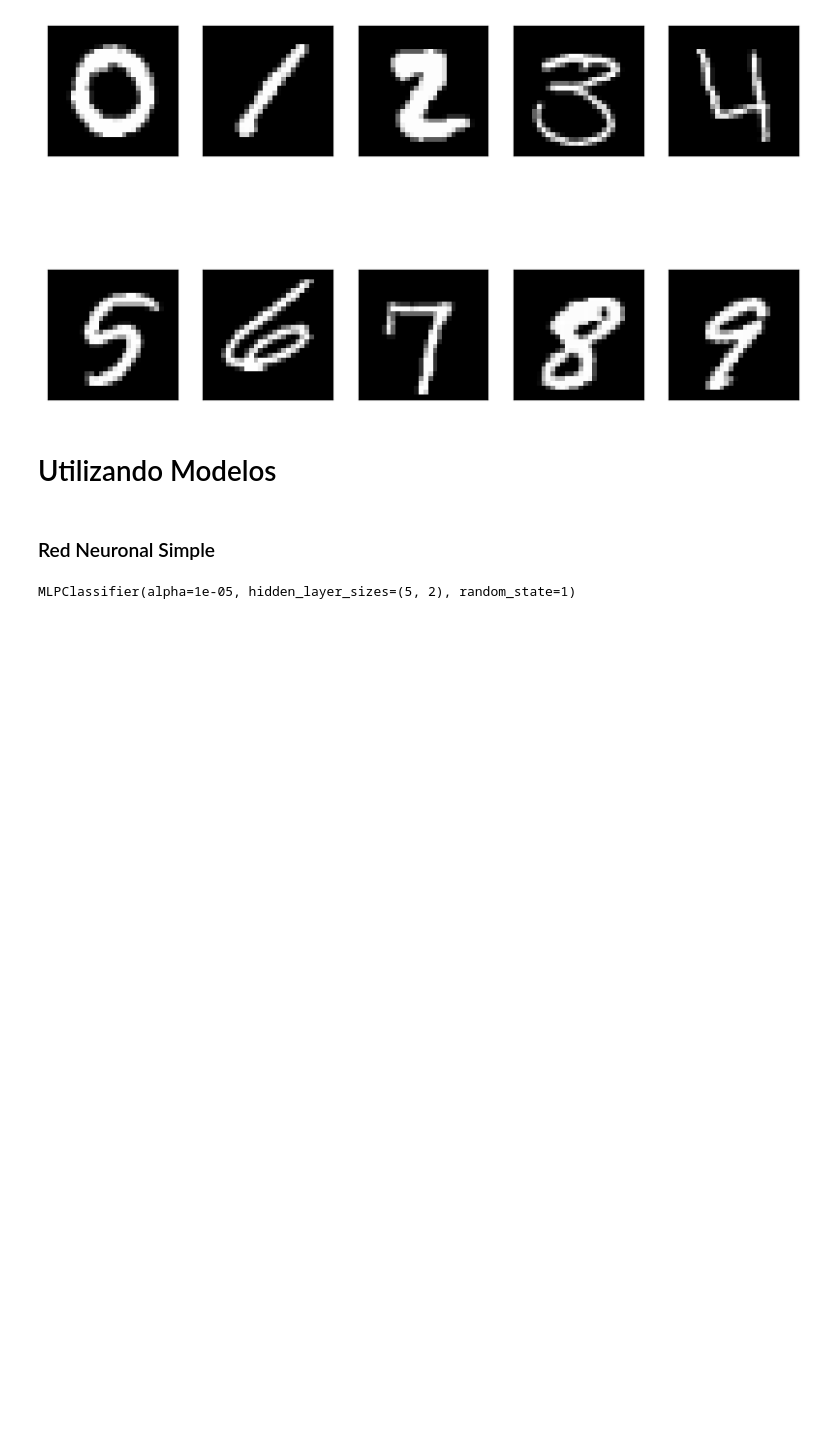
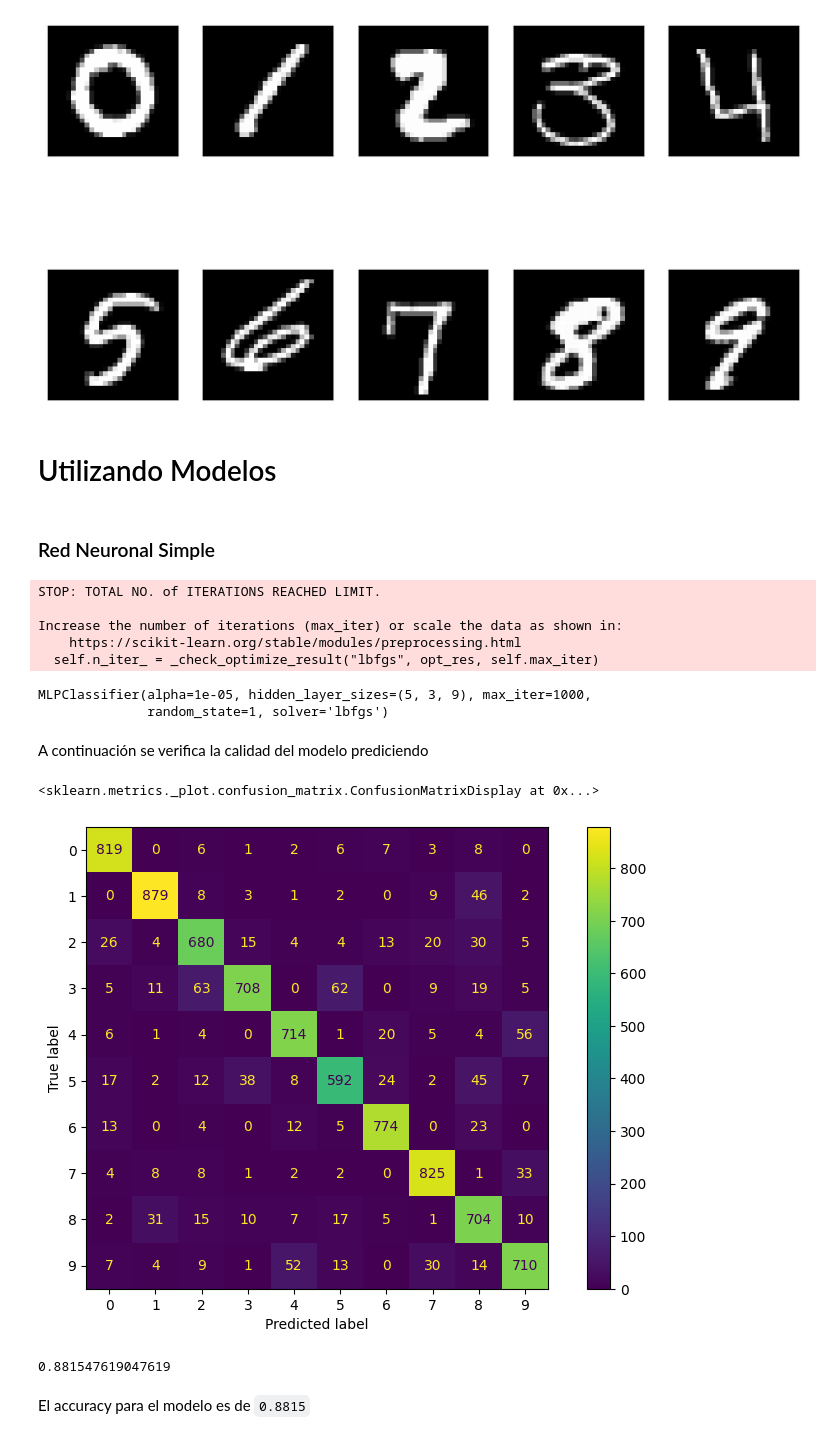
Before and after one commit to guillermoSb/uvg_data_science_lab_3, a Jupyter notebook: Exercise01.ipynb, the cells around one changed output. Cells and saved outputs as stored; diff of their text form; code cells hidden in the pictures; blank space fills up the shorter version.

Commit message:
Finished simple model

```diff
--- a/Exercise01.ipynb
+++ b/Exercise01.ipynb
@@ -60,2 +59,12 @@ X = train_df
+# %%
+train_df = data.iloc[:int(n*0.8), :]
+test_df = data.iloc[int(n*0.8):, :]
+y = train_df['label']
+train_df = train_df.drop(['label'], axis=1)
+X_train = train_df
+
+y_test = test_df['label']
+test_df = test_df.drop(['label'], axis=1)
+X_test = test_df
 # %% [markdown]
 ### Red Neuronal Simple
@@ -62,7 +74,34 @@ X = train_df
+# %%
+scaler = preprocessing.StandardScaler().fit(X_train)
+X_train_scaled = scaler.transform(X_train)
 # %%
-from sklearn.neural_network import MLPClassifier
-clf = MLPClassifier(solver='adam', alpha=1e-5, hidden_layer_sizes=(5, 2), random_state=1)
-
-clf.fit(X, y)
+clf = MLPClassifier(solver='lbfgs', alpha=1e-5, hidden_layer_sizes=(5,3,9), random_state=1, max_iter=1000)
+clf.fit(np.array(X_train_scaled), np.array(y))
 # %% [output]
-MLPClassifier(alpha=1e-05, hidden_layer_sizes=(5, 2), random_state=1)
+STOP: TOTAL NO. of ITERATIONS REACHED LIMIT.
+
+Increase the number of iterations (max_iter) or scale the data as shown in:
+    https://scikit-learn.org/stable/modules/preprocessing.html
+  self.n_iter_ = _check_optimize_result("lbfgs", opt_res, self.max_iter)
+MLPClassifier(alpha=1e-05, hidden_layer_sizes=(5, 3, 9), max_iter=1000,
+              random_state=1, solver='lbfgs')
+# %%
+X_test_scaled = scaler.transform(X_test)
+predictions = clf.predict(X_test_scaled)
+# %% [markdown]
+A continuación se verifica la calidad del modelo prediciendo
+# %%
+from sklearn.metrics import confusion_matrix, ConfusionMatrixDisplay
+from sklearn.metrics import accuracy_score
+cm = confusion_matrix(y_test, predictions, labels=clf.classes_)
+disp = ConfusionMatrixDisplay(confusion_matrix=cm, display_labels=clf.classes_)
+disp.plot()
+# %% [output]
+<sklearn.metrics._plot.confusion_matrix.ConfusionMatrixDisplay at 0x...>
+[figure, added]
+# %%
+accuracy_score(y_test, predictions, normalize=True)
+# %% [output]
+0.881547619047619
+# %% [markdown]
+El accuracy para el modelo es de `0.8815`
```
Also changed, not shown: parts of 7 cells of this notebook.
